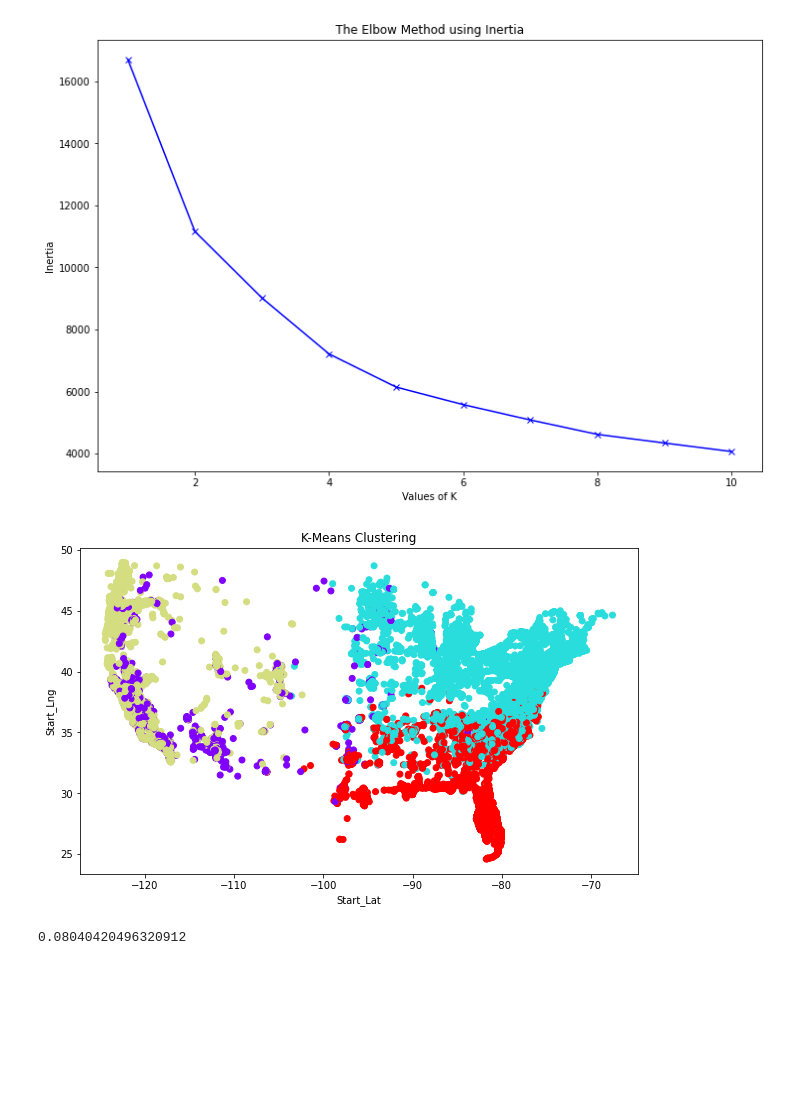
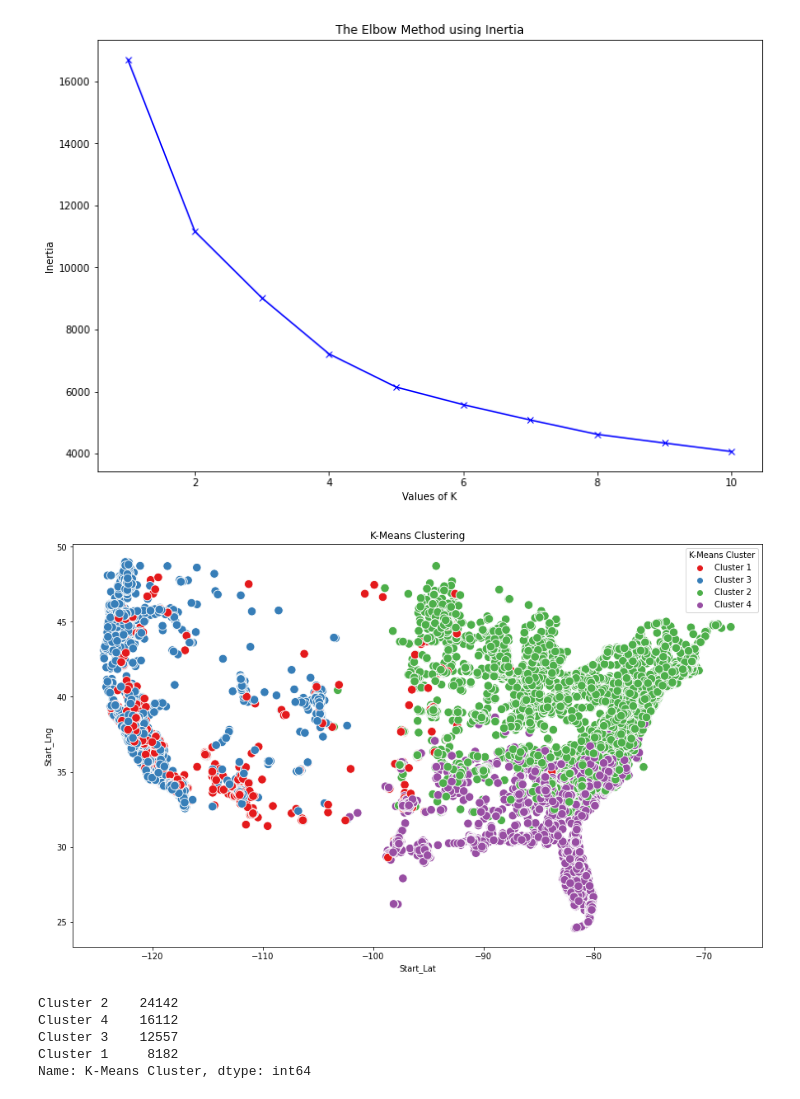
Before and after one commit to NikosKokosis/US-Accidents, a Jupyter notebook: Code/US-Accidents_Clustering.ipynb, the cells around one changed output. Drawn from its saved outputs; the diff is of its cells as text; code cells hidden in the pictures; blank space fills up the shorter version.

```diff
--- a/Code/US-Accidents_Clustering.ipynb
+++ b/Code/US-Accidents_Clustering.ipynb
@@ -36,7 +37,7 @@ df.head()
 # %%
 df['Start_Time'] = pd.to_datetime(df['Start_Time'])
 df['End_Time'] = pd.to_datetime(df['End_Time'])
-df['Duration'] = (df['End_Time'] - df['Start_Time']).values.astype('float')
+df['Duration'] = round((df['End_Time']-df['Start_Time'])/np.timedelta64(1,'m'))
 df['Distance(mi)'].describe()
 # %% [output]
 count    100000.000000
@@ -231,8 +232,8 @@ def remove( d_f , outliers_indexes ):
     return d_f
 # %%
 # Drop outliers
-df = remove(df, index_list)
-df.shape
+df_without_outliers = remove(df, index_list)
+df_without_outliers.shape
 # %% [output]
 (60993, 18)
 # %%
@@ -264,7 +265,7 @@ plt.title("Correlation US accidents - return rate");
 # %%
 scaler = MinMaxScaler()
 
-X = scaler.fit_transform( df[['Start_Lat','Start_Lng',
+X = scaler.fit_transform( df_without_outliers[['Start_Lat','Start_Lng',
        'Temperature_F', 'Wind_Chill_F', 'Humidity_percentage', 'Pressure_in',
        'Wind_Speed_mph']] )
 # %%
@@ -313,12 +314,15 @@ plt.show()
 # %%
 kmeans=KMeans(init="k-means++",n_clusters=4,random_state=15)
 nsp_pred=kmeans.fit_predict(data_pca)
 
-plt.figure(figsize=(10,6))
-plt.scatter(df['Start_Lng'],df['Start_Lat'],c=nsp_pred,cmap='rainbow')
+df_without_outliers['K-Means Cluster'] = nsp_pred
+df_without_outliers['K-Means Cluster'].replace({0: 'Cluster 1', 1: 'Cluster 2', 2: 'Cluster 3', 3: 'Cluster 4'}, inplace=True)
+
+plt.figure(figsize=(15,9))
+sns.scatterplot(data=df_without_outliers, x='Start_Lng', y='Start_Lat', hue='K-Means Cluster', palette='Set1', s=110)
 plt.title('K-Means Clustering')
 plt.xlabel("Start_Lat")
 plt.ylabel('Start_Lng')
 plt.show()
 # %% [output]
-[figure, old version]
+[figure, new version]
@@ -352,4 +329,8 @@ plt.show()
-# %%
-knee_distance*2
-# %% [output]
-0.08040420496320912
+# %%
+df_without_outliers['K-Means Cluster'].value_counts()
+# %% [output]
+Cluster 2    24142
+Cluster 4    16112
+Cluster 3    12557
+Cluster 1     8182
+Name: K-Means Cluster, dtype: int64
```
Also changed, not shown: parts of 20 cells of this notebook.
